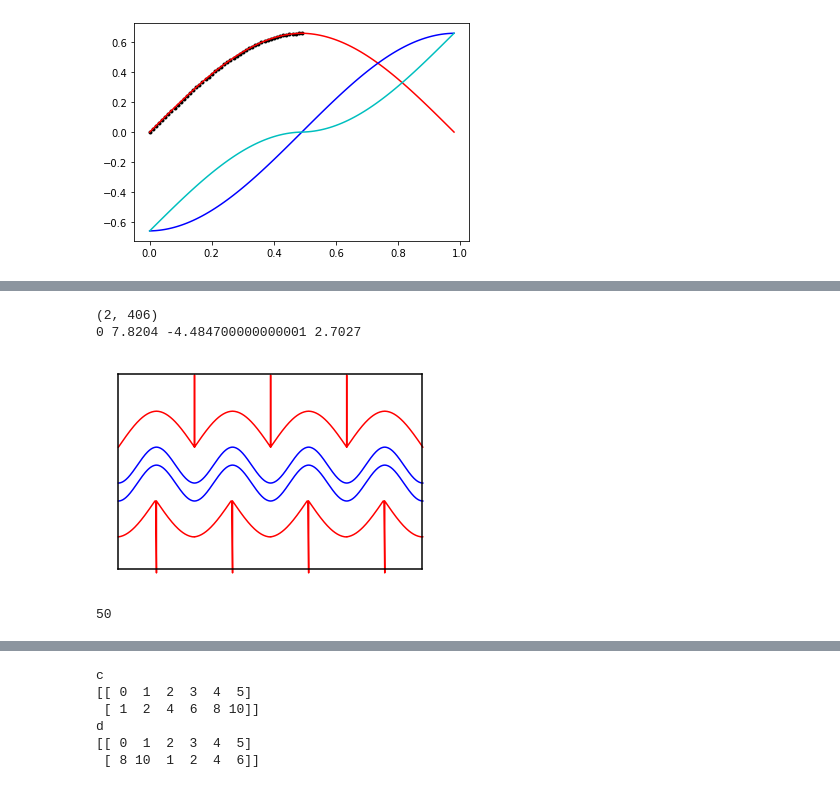
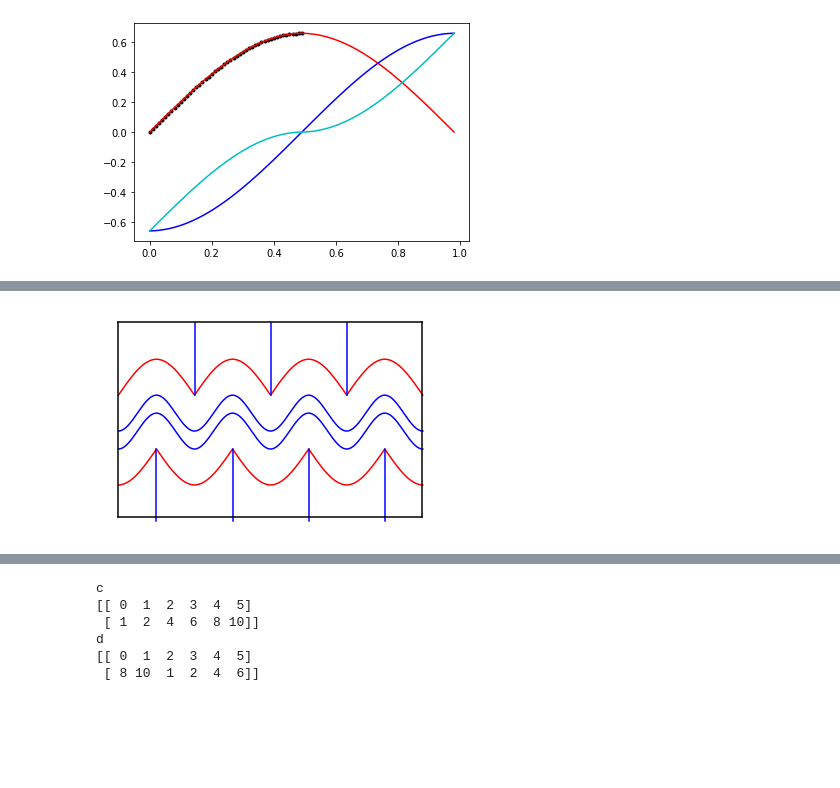
Before and after one commit to eleciawhite/origami, a Jupyter notebook: LukashevaCurved/KateTess.ipynb, the cells around one changed output, grey strips where cells are left out. Drawn from its saved outputs; the diff is of its cells as text; code cells hidden in the pictures; blank space fills up the shorter version.

```diff
--- a/LukashevaCurved/KateTess.ipynb
+++ b/LukashevaCurved/KateTess.ipynb
@@ -117,6 +127,11 @@ def pipe_curve(curve, cvs, mult):
   pipe = np.array([[0,0],[0,cvs.h]])
   return cvs.concatenate(curve, mult*pipe)
 
+def blank_curve(curve, cvs, mult):
+  xoffset = (cvs.a_curve[0,-1])*mult
+  blank = np.array([[0, xoffset],[np.nan,np.nan]])
+  return cvs.concatenate(curve, blank)
+
 def rollhalf(cvs):
   return floor(cvs.len/2)
 
@@ -135,7 +150,8 @@ interpret_curve = {
     "U"   : U_curve,
     "u"   : u_curve,
 
-    "|"   : pipe_curve
+    "|"   : pipe_curve,
+    "x"   : blank_curve
 }
 
 special = {
@@ -148,7 +164,7 @@ colors = {
     "blue": color_blue,
 }
 
-def interpret_line(line):
+def interpret_line(yoffset, line):
   elements = line.split()
   curve = None
   color = 'k'
@@ -164,4 +180,6 @@ def interpret_line(line):
         mult = float(e[1:])
       curve = interpret_curve[e[0]](curve, cvs, mult)
   curve = cvs.roll(curve, rollby)
+  curve = cvs.yoffset(curve, yoffset)
+  plt.plot(curve[0,:], curve[1,:], color)
   return color, curve
@@ -191,51 +186,29 @@ plt.plot(curve[0,:], curve[1,:], color)
 # %%
 name = "testone"
 
 yoffset = 0.0
-color, curve=interpret_line("red A2 |4 A2 |4 A2 |4 A2")
-curve = cvs.yoffset(curve, yoffset)
-print(curve.shape)
-plt.plot(curve[0,:], curve[1,:], color)
+color, curve=interpret_line(yoffset, "red A2 A2 A2 A2")
+color, curve=interpret_line(yoffset, "blue x2 |4 x2 |4 x2 |4")
+yoffset -= cvs.h
+color, curve=interpret_line(yoffset, "blue  B b B b B b B b")
+yoffset -= cvs.h
+color, curve=interpret_line(yoffset, "blue  B b B b B b B b")
+yoffset -= cvs.h
+color, curve=interpret_line(yoffset, "red o U2 U2 U2 U2 ")
+color, curve=interpret_line(yoffset, "blue  x |-4 x2 |-4 x2 |-4 x2 |-4")
 
-color, curve=interpret_line("blue  B b B b B b B b")
-yoffset -= cvs.h
-curve = cvs.yoffset(curve, yoffset)
-plt.plot(curve[0,:], curve[1,:], color)
-
-color, curve=interpret_line("blue  B b B b B b B b")
-yoffset -= cvs.h
-curve = cvs.yoffset(curve, yoffset)
-plt.plot(curve[0,:], curve[1,:], color)
-
-color, curve=interpret_line("red o U2 |-4 U2 |-4 U2 |-4 U2 |-4")
-yoffset -= cvs.h
-curve = cvs.yoffset(curve, yoffset)
-plt.plot(curve[0,:], curve[1,:], color,)
-plt.axis('tight')
-
-#plt.axis('scaled')
 plt.axis('off')
-#plt.box(True)
-#plt.clip_on()
-xmini, xmaxi, ymini, ymaxi = plt.axis()
-xmini = 0
-xmaxi *= .95
-ymini *= .9
-ymaxi *= .9
-
-print(xmini, xmaxi, ymini, ymaxi)
-
+xmini, xmaxi, ymini, ymaxi = plt.axis('tight')
+xmini = xmini * 0
+xmaxi = xmaxi * 0.95
+ymini = ymini * 0.90
+ymaxi = ymaxi * 0.90
 
 plt.plot([xmini, xmini], [ymini,ymaxi], 'k' )
 plt.plot([xmaxi, xmaxi], [ymini,ymaxi], 'k' )
 plt.plot([xmini, xmaxi], [ymini,ymini], 'k' )
 plt.plot([xmini, xmaxi], [ymaxi,ymaxi], 'k' )
 plt.savefig(name + ".svg")
+fixup_svg(name + ".svg")
 # %% [output]
-(2, 406)
-0 7.8204 -4.484700000000001 2.7027
-[figure, old version]
+[figure, new version]
-# %%
-len(kernel.curve)
-# %% [output]
-50
```
Also changed, not shown: parts of 3 cells of this notebook.
